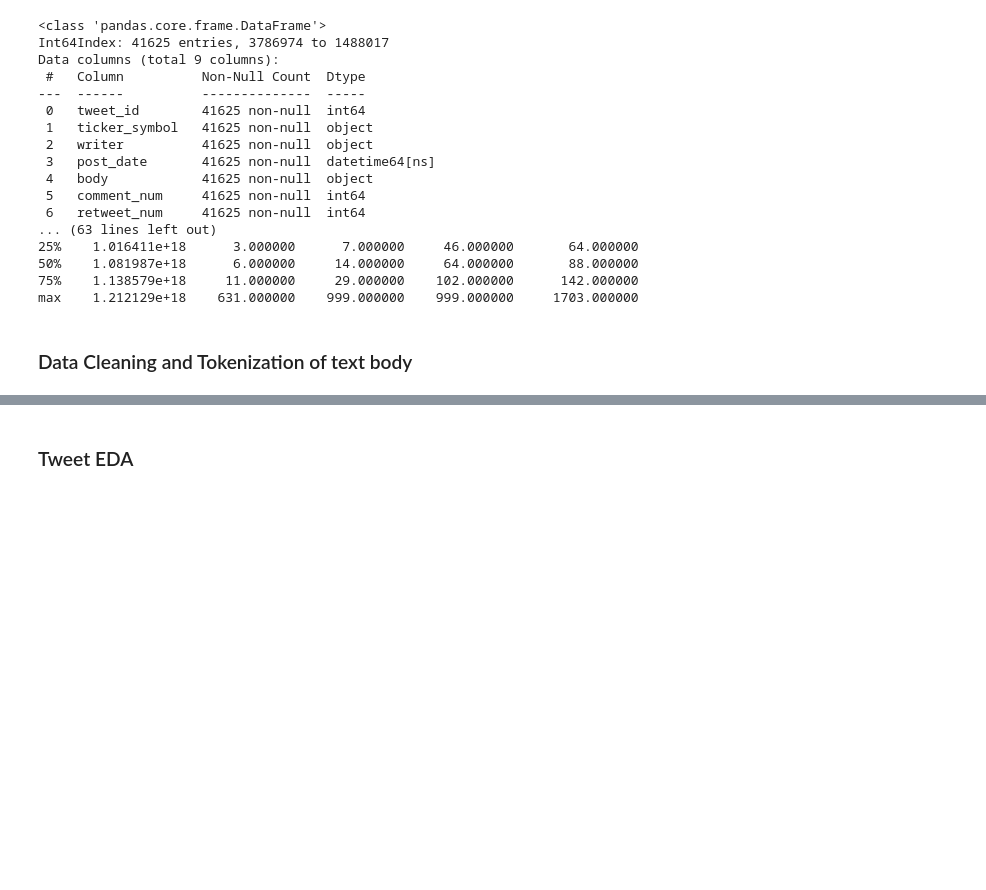
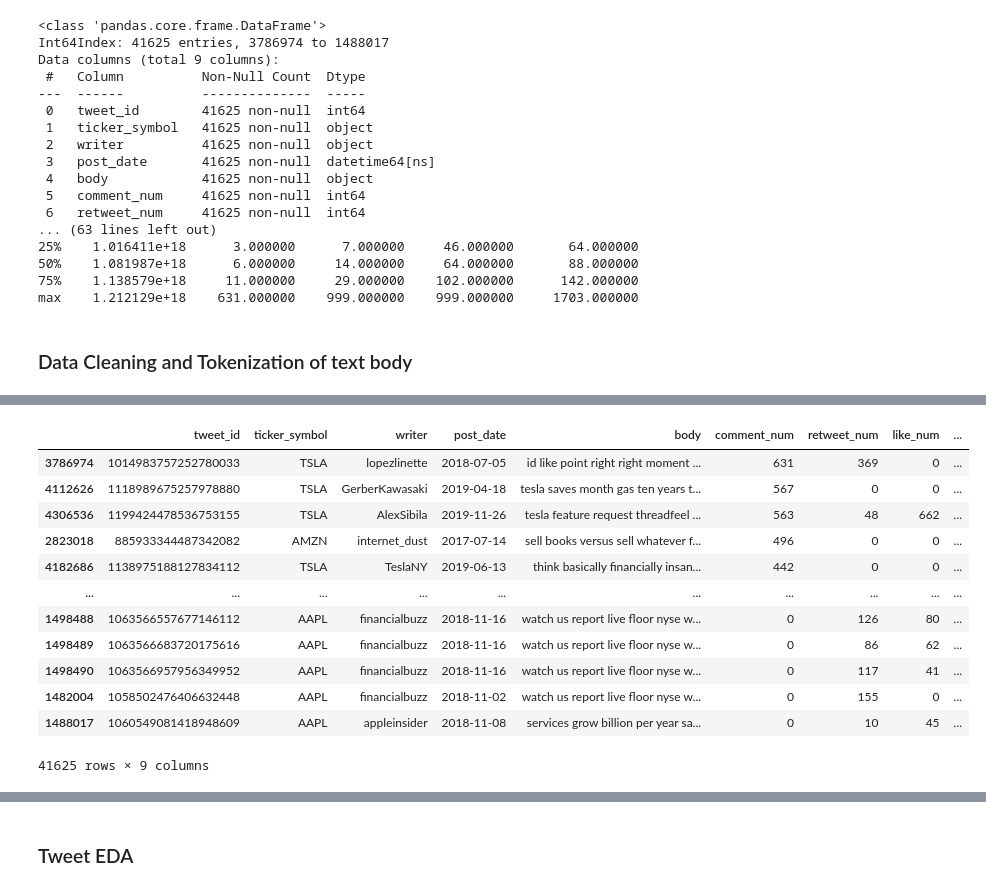
Before and after one commit to erictan23/TwitterIR, a Jupyter notebook: SentimentalAnalysis.ipynb, the cells around one changed output, grey strips where cells are left out. Saved outputs shown, nothing was run; the diff lists cells and outputs as text; code cells hidden in the pictures; blank space fills up the shorter version.

```diff
--- a/SentimentalAnalysis.ipynb
+++ b/SentimentalAnalysis.ipynb
@@ -266,4 +287,20 @@ See the caveats in the documentation: https://pandas.pydata.org/pandas-docs/stab
 41625 rows × 9 columns
+# %%
+filterTweets
+# %% [output]
+|  | tweet_id | ticker_symbol | writer | post_date | body | comment_num | retweet_num | like_num | ... |
+| 3786974 | 1014983757252780033 | TSLA | lopezlinette | 2018-07-05 | id like point right right moment ... | 631 | 369 | 0 | ... |
+| 4112626 | 1118989675257978880 | TSLA | GerberKawasaki | 2019-04-18 | tesla saves month gas ten years t... | 567 | 0 | 0 | ... |
+| 4306536 | 1199424478536753155 | TSLA | AlexSibila | 2019-11-26 | tesla feature request threadfeel ... | 563 | 48 | 662 | ... |
+| 2823018 | 885933344487342082 | AMZN | internet_dust | 2017-07-14 | sell books versus sell whatever f... | 496 | 0 | 0 | ... |
+| 4182686 | 1138975188127834112 | TSLA | TeslaNY | 2019-06-13 | think basically financially insan... | 442 | 0 | 0 | ... |
+| ... | ... | ... | ... | ... | ... | ... | ... | ... | ... |
+| 1498488 | 1063566557677146112 | AAPL | financialbuzz | 2018-11-16 | watch us report live floor nyse w... | 0 | 126 | 80 | ... |
+| 1498489 | 1063566683720175616 | AAPL | financialbuzz | 2018-11-16 | watch us report live floor nyse w... | 0 | 86 | 62 | ... |
+| 1498490 | 1063566957956349952 | AAPL | financialbuzz | 2018-11-16 | watch us report live floor nyse w... | 0 | 117 | 41 | ... |
+| 1482004 | 1058502476406632448 | AAPL | financialbuzz | 2018-11-02 | watch us report live floor nyse w... | 0 | 155 | 0 | ... |
+| 1488017 | 1060549081418948609 | AAPL | appleinsider | 2018-11-08 | services grow billion per year sa... | 0 | 10 | 45 | ... |
+41625 rows × 9 columns
 # %%
 # filterTweets["body"].apply(lambda x : clean_tweet(x))
 # filterTweets["body"].apply(lambda x : x.translate(str.maketrans('', '' , string.punctuation)))
```
Also changed, not shown: parts of 33 cells of this notebook.
